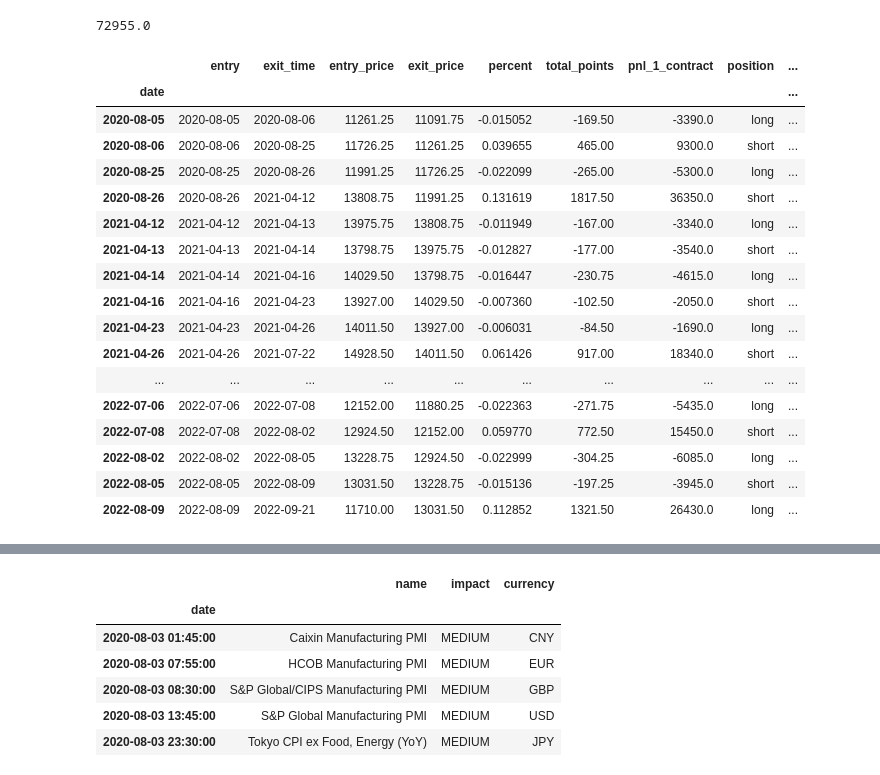
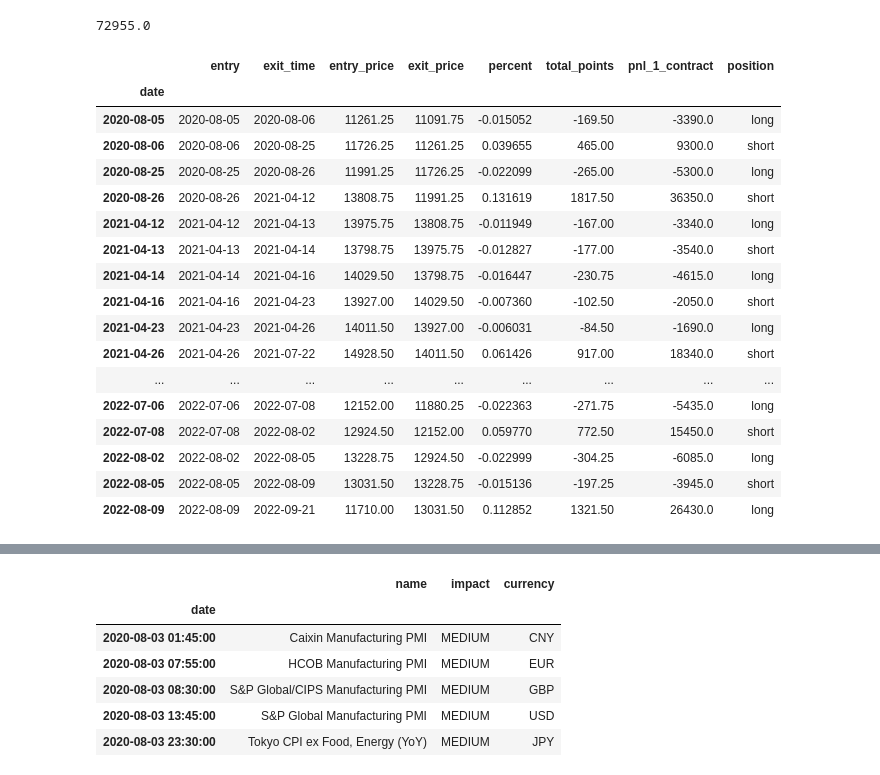
Before and after one commit to elliotwatt/project2, a Jupyter notebook: market_prof_w_comments.ipynb, the cells around one changed output, grey strips where cells are left out. Cells and saved outputs as stored; diff of their text form; code cells hidden in the pictures.

```diff
--- a/market_prof_w_comments.ipynb
+++ b/market_prof_w_comments.ipynb
@@ -357,38 +357,37 @@ short_pnl
 # %%
 # Concat the longs and shorts together
 total_trades = pd.concat([long_trades, short_trades])
 # order them by the first trade
 total_trades.sort_values(by='entry_time', inplace=True)
 
 total_trades.reset_index(inplace=True)
 total_trades.rename(columns={'entry_time': 'entry'}, inplace=True)
 # add a column for cumulative returns
-total_trades['cumulative_pnl'] = total_trades['pnl_1_contract'].cumsum() + 100000
 
 total_trades['entry'] = pd.to_datetime(total_trades['entry'])
 total_trades['date'] = total_trades['entry']
 total_trades = total_trades.set_index('date')
 
 total_trades
 # %% [output]
-|  | entry | exit_time | entry_price | exit_price | percent | total_points | pnl_1_contract | position | ... |
-| date |  |  |  |  |  |  |  |  | ... |
-| 2020-08-05 | 2020-08-05 | 2020-08-06 | 11261.25 | 11091.75 | -0.015052 | -169.50 | -3390.0 | long | ... |
-| 2020-08-06 | 2020-08-06 | 2020-08-25 | 11726.25 | 11261.25 | 0.039655 | 465.00 | 9300.0 | short | ... |
-| 2020-08-25 | 2020-08-25 | 2020-08-26 | 11991.25 | 11726.25 | -0.022099 | -265.00 | -5300.0 | long | ... |
-| 2020-08-26 | 2020-08-26 | 2021-04-12 | 13808.75 | 11991.25 | 0.131619 | 1817.50 | 36350.0 | short | ... |
-| 2021-04-12 | 2021-04-12 | 2021-04-13 | 13975.75 | 13808.75 | -0.011949 | -167.00 | -3340.0 | long | ... |
-| 2021-04-13 | 2021-04-13 | 2021-04-14 | 13798.75 | 13975.75 | -0.012827 | -177.00 | -3540.0 | short | ... |
-| 2021-04-14 | 2021-04-14 | 2021-04-16 | 14029.50 | 13798.75 | -0.016447 | -230.75 | -4615.0 | long | ... |
-| 2021-04-16 | 2021-04-16 | 2021-04-23 | 13927.00 | 14029.50 | -0.007360 | -102.50 | -2050.0 | short | ... |
-| 2021-04-23 | 2021-04-23 | 2021-04-26 | 14011.50 | 13927.00 | -0.006031 | -84.50 | -1690.0 | long | ... |
-| 2021-04-26 | 2021-04-26 | 2021-07-22 | 14928.50 | 14011.50 | 0.061426 | 917.00 | 18340.0 | short | ... |
-| ... | ... | ... | ... | ... | ... | ... | ... | ... | ... |
-| 2022-07-06 | 2022-07-06 | 2022-07-08 | 12152.00 | 11880.25 | -0.022363 | -271.75 | -5435.0 | long | ... |
-| 2022-07-08 | 2022-07-08 | 2022-08-02 | 12924.50 | 12152.00 | 0.059770 | 772.50 | 15450.0 | short | ... |
-| 2022-08-02 | 2022-08-02 | 2022-08-05 | 13228.75 | 12924.50 | -0.022999 | -304.25 | -6085.0 | long | ... |
-| 2022-08-05 | 2022-08-05 | 2022-08-09 | 13031.50 | 13228.75 | -0.015136 | -197.25 | -3945.0 | short | ... |
-| 2022-08-09 | 2022-08-09 | 2022-09-21 | 11710.00 | 13031.50 | 0.112852 | 1321.50 | 26430.0 | long | ... |
+|  | entry | exit_time | entry_price | exit_price | percent | total_points | pnl_1_contract | position |
+| date |  |  |  |  |  |  |  |  |
+| 2020-08-05 | 2020-08-05 | 2020-08-06 | 11261.25 | 11091.75 | -0.015052 | -169.50 | -3390.0 | long |
+| 2020-08-06 | 2020-08-06 | 2020-08-25 | 11726.25 | 11261.25 | 0.039655 | 465.00 | 9300.0 | short |
+| 2020-08-25 | 2020-08-25 | 2020-08-26 | 11991.25 | 11726.25 | -0.022099 | -265.00 | -5300.0 | long |
+| 2020-08-26 | 2020-08-26 | 2021-04-12 | 13808.75 | 11991.25 | 0.131619 | 1817.50 | 36350.0 | short |
+| 2021-04-12 | 2021-04-12 | 2021-04-13 | 13975.75 | 13808.75 | -0.011949 | -167.00 | -3340.0 | long |
+| 2021-04-13 | 2021-04-13 | 2021-04-14 | 13798.75 | 13975.75 | -0.012827 | -177.00 | -3540.0 | short |
+| 2021-04-14 | 2021-04-14 | 2021-04-16 | 14029.50 | 13798.75 | -0.016447 | -230.75 | -4615.0 | long |
+| 2021-04-16 | 2021-04-16 | 2021-04-23 | 13927.00 | 14029.50 | -0.007360 | -102.50 | -2050.0 | short |
+| 2021-04-23 | 2021-04-23 | 2021-04-26 | 14011.50 | 13927.00 | -0.006031 | -84.50 | -1690.0 | long |
+| 2021-04-26 | 2021-04-26 | 2021-07-22 | 14928.50 | 14011.50 | 0.061426 | 917.00 | 18340.0 | short |
+| ... | ... | ... | ... | ... | ... | ... | ... | ... |
+| 2022-07-06 | 2022-07-06 | 2022-07-08 | 12152.00 | 11880.25 | -0.022363 | -271.75 | -5435.0 | long |
+| 2022-07-08 | 2022-07-08 | 2022-08-02 | 12924.50 | 12152.00 | 0.059770 | 772.50 | 15450.0 | short |
+| 2022-08-02 | 2022-08-02 | 2022-08-05 | 13228.75 | 12924.50 | -0.022999 | -304.25 | -6085.0 | long |
+| 2022-08-05 | 2022-08-05 | 2022-08-09 | 13031.50 | 13228.75 | -0.015136 | -197.25 | -3945.0 | short |
+| 2022-08-09 | 2022-08-09 | 2022-09-21 | 11710.00 | 13031.50 | 0.112852 | 1321.50 | 26430.0 | long |
 # %%
 nas_and_trades = pd.concat([total_trades, nas_df], axis=1)
 nas_and_trades = nas_and_trades.drop(nas_and_trades.index[:23])
```
Also changed, not shown: parts of 2 cells of this notebook.
